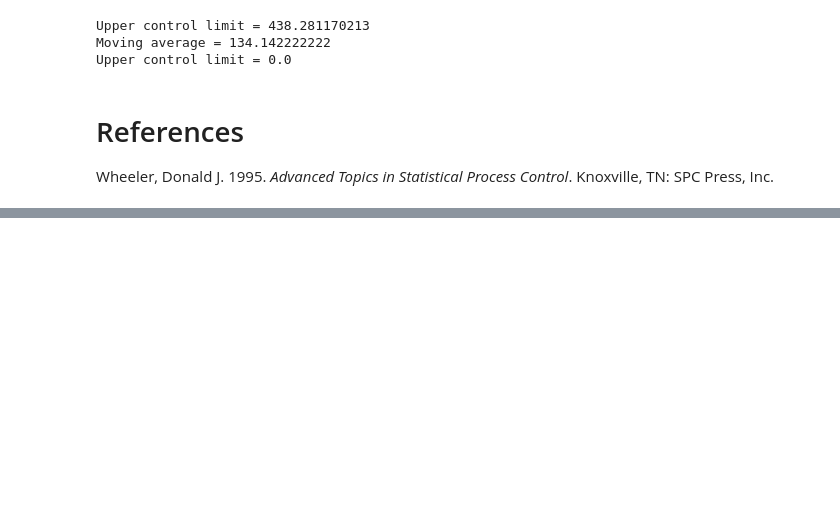
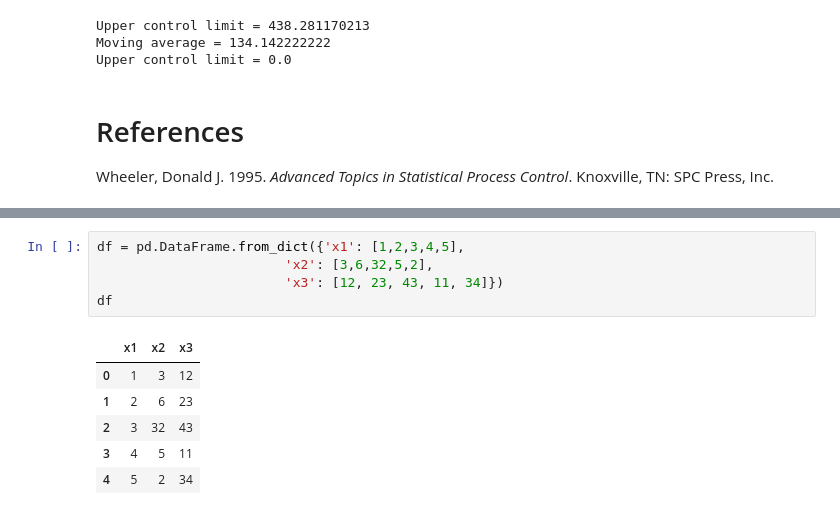
Before and after one commit to tracyyingyingwang/control_charts, a Jupyter notebook: control_charts_xmr.ipynb, the cells around one changed output, grey strips where cells are left out. Cells and saved outputs as stored; diff of their text form; blank space fills up the shorter version.

```diff
--- a/control_charts_xmr.ipynb
+++ b/control_charts_xmr.ipynb
@@ -175,0 +216,12 @@ Wheeler, Donald J. 1995. *Advanced Topics in Statistical Process Control*. Knoxv
+# %%
+df = pd.DataFrame.from_dict({'x1': [1,2,3,4,5],
+                        'x2': [3,6,32,5,2],
+                        'x3': [12, 23, 43, 11, 34]})
+df
+# %% [output]
+|  | x1 | x2 | x3 |
+| 0 | 1 | 3 | 12 |
+| 1 | 2 | 6 | 23 |
+| 2 | 3 | 32 | 43 |
+| 3 | 4 | 5 | 11 |
+| 4 | 5 | 2 | 34 |
```
Also changed, not shown: parts of 11 cells of this notebook.
